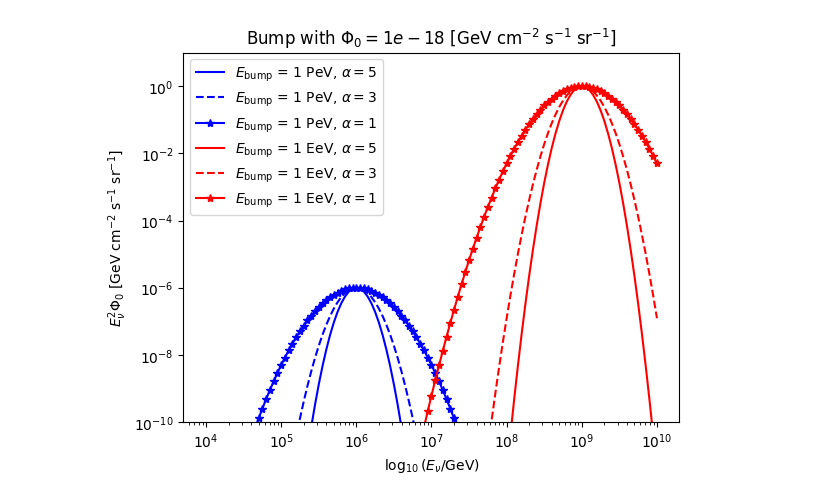
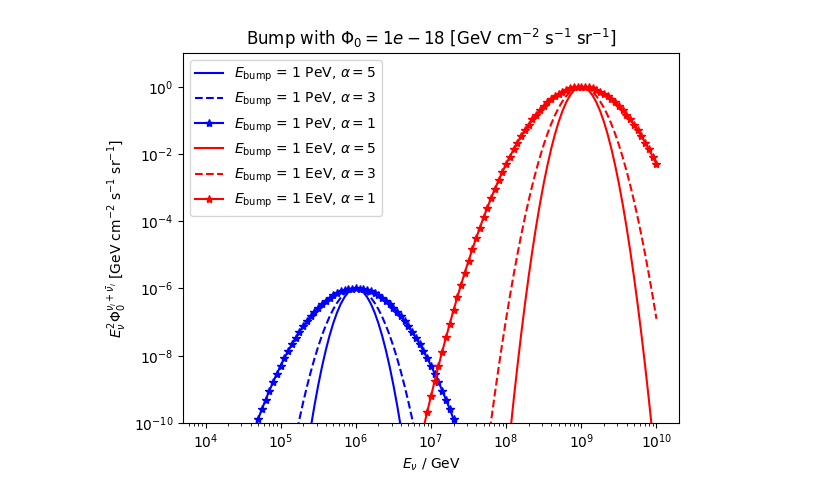
Before and after one commit to tjuanve/icc-ana, a Jupyter notebook: study_inputs/plot_flux_models.ipynb, the cells around one changed output. Drawn from its saved outputs; the diff is of its cells as text; code cells hidden in the pictures.

```diff
--- a/study_inputs/plot_flux_models.ipynb
+++ b/study_inputs/plot_flux_models.ipynb
@@ -45,33 +50,33 @@ bump_norm = 1e-18
 # plotting
 fig, (ax) = plt.subplots(1, 1)
 
 ax.plot( energies_bump, bump( energy = energies_bump, bump_energy = 1e6, bump_norm = bump_norm, alpha = 5),
          "-", label = r"$E_{\rm bump}$ = 1 PeV, $\alpha = 5$", color = "blue" )
 ax.plot( energies_bump, bump( energy = energies_bump, bump_energy = 1e6, bump_norm = bump_norm, alpha = 3),
          "--", label = r"$E_{\rm bump}$ = 1 PeV, $\alpha = 3$", color = "blue" )
 ax.plot( energies_bump, bump( energy = energies_bump, bump_energy = 1e6, bump_norm = bump_norm, alpha = 1),
          "-*", label = r"$E_{\rm bump}$ = 1 PeV, $\alpha = 1$", color = "blue" )
 
 ax.plot( energies_bump, bump( energy = energies_bump, bump_energy = 1e9, bump_norm = bump_norm, alpha = 5),
          "-", label = r"$E_{\rm bump}$ = 1 EeV, $\alpha = 5$", color = "red" )
 ax.plot( energies_bump, bump( energy = energies_bump, bump_energy = 1e9, bump_norm = bump_norm, alpha = 3),
          "--", label = r"$E_{\rm bump}$ = 1 EeV, $\alpha = 3$", color = "red" )
 ax.plot( energies_bump, bump( energy = energies_bump, bump_energy = 1e9, bump_norm = bump_norm, alpha = 1),
          "-*", label = r"$E_{\rm bump}$ = 1 EeV, $\alpha = 1$", color = "red" )
 
 
-ax.set_xlabel(r"$\log_{10}(E_{\nu}/\rm GeV)$")
-ax.set_ylabel(r"$E_{\nu}^2 \Phi_0$ [GeV cm$^{-2}$ s$^{-1}$ sr$^{-1}$]")
+ax.set_xlabel(r"$E_{\nu}$ / GeV")
+ax.set_ylabel(r"$E_{\nu}^2 \Phi_0^{\nu_i + \bar{\nu}_i}$ [GeV cm$^{-2}$ s$^{-1}$ sr$^{-1}$]")
 
 ax.set_title(r"Bump with $\Phi_0 = 1e-18$ [GeV cm$^{-2}$ s$^{-1}$ sr$^{-1}$]")
 
 ax.set_yscale("log")
 ax.set_xscale("log")
 
 ax.set_ylim( [ 1e-10,1e1 ])
 
 ax.legend(ncol=1)
 
 plt.savefig(f"{plotting_path}/compare_bump.pdf")
 # %% [output]
-[figure, old version]
+[figure, new version]
```
Also changed, not shown: parts of 5 cells of this notebook, 3 other files.
